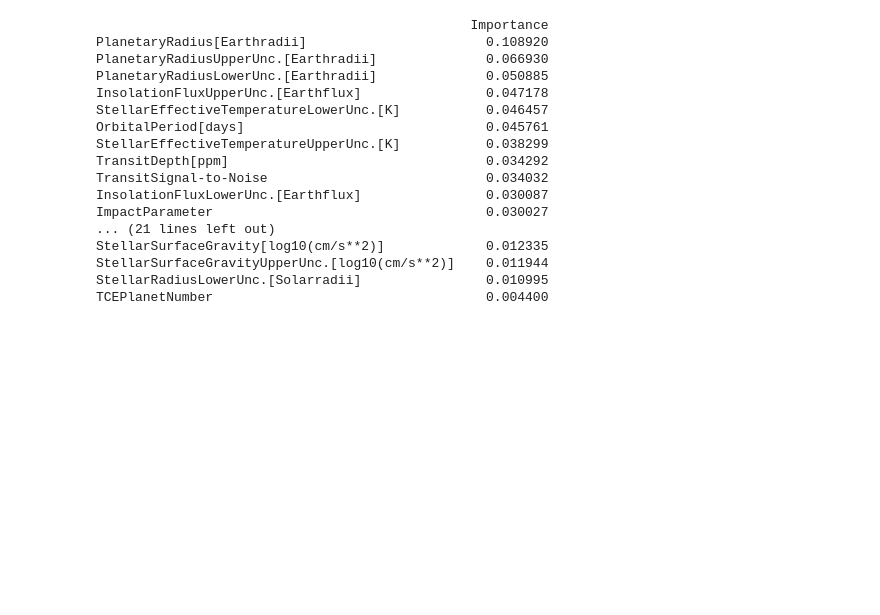
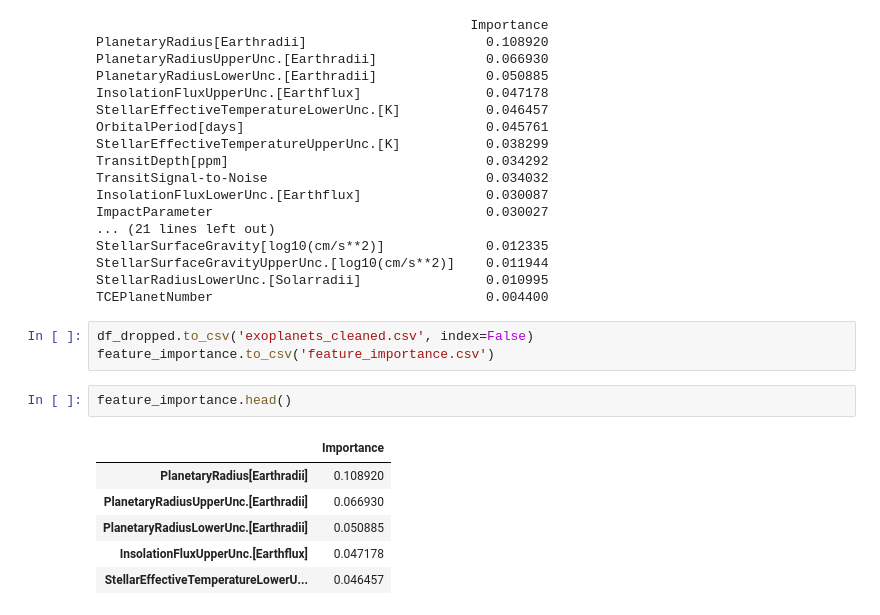
Before and after one commit to cjessop/ExoPlanet, a Jupyter notebook: ExoplanetAnalysis.ipynb, the cells around one changed output. Drawn from its saved outputs; the diff is of its cells as text; blank space fills up the shorter version.

```diff
--- a/ExoplanetAnalysis.ipynb
+++ b/ExoplanetAnalysis.ipynb
@@ -692,3 +692,15 @@ StellarSurfaceGravity[log10(cm/s**2)]             0.012335
 StellarSurfaceGravityUpperUnc.[log10(cm/s**2)]    0.011944
 StellarRadiusLowerUnc.[Solarradii]                0.010995
 TCEPlanetNumber                                   0.004400
+# %%
+df_dropped.to_csv('exoplanets_cleaned.csv', index=False)
+feature_importance.to_csv('feature_importance.csv')
+# %%
+feature_importance.head()
+# %% [output]
+|  | Importance |
+| PlanetaryRadius[Earthradii] | 0.108920 |
+| PlanetaryRadiusUpperUnc.[Earthradii] | 0.066930 |
+| PlanetaryRadiusLowerUnc.[Earthradii] | 0.050885 |
+| InsolationFluxUpperUnc.[Earthflux] | 0.047178 |
+| StellarEffectiveTemperatureLowerU... | 0.046457 |
```
Also changed, not shown: 3 other files.
